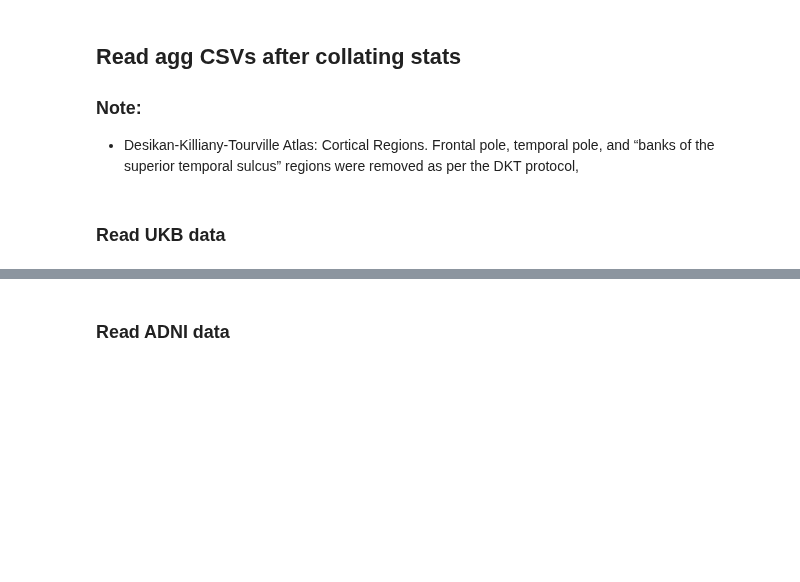
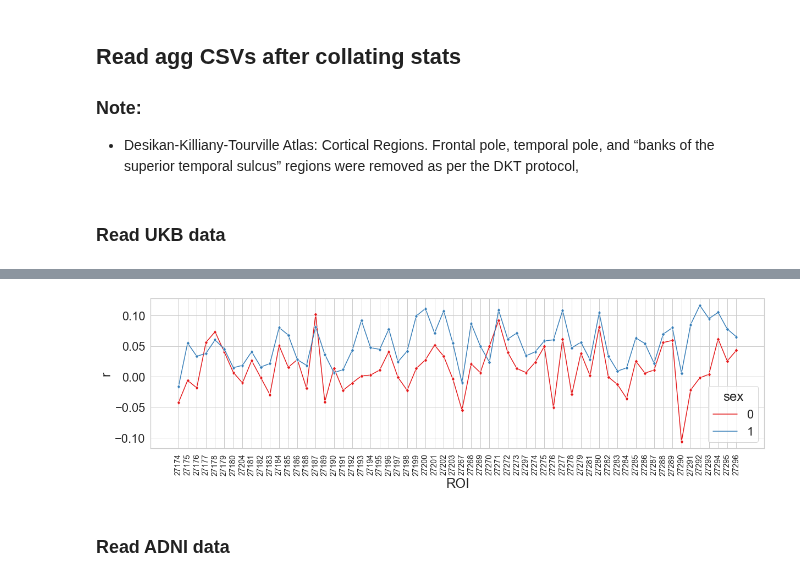
Before and after one commit to nikhil153/brain-diff, a Jupyter notebook: notebooks/9_freesurfer_stats.ipynb, the cells around one changed output, grey strips where cells are left out. Saved outputs shown, nothing was run; the diff lists cells and outputs as text; code cells hidden in the pictures; blank space fills up the shorter version.

```diff
--- a/notebooks/9_freesurfer_stats.ipynb
+++ b/notebooks/9_freesurfer_stats.ipynb
@@ -107,3 +149,13 @@ with sns.axes_style("whitegrid"):
+# %%
+plot_df = corr_df.copy()
+sns.set(font_scale=2)
+palette = 'Set1'
+with sns.axes_style("whitegrid"):
+    fig,ax=plt.subplots(figsize=(20,5))
+    g = sns.lineplot(x="ROI",y="r",hue="sex", linestyle="-", palette=palette, marker="d", data=plot_df,ax=ax)
+    g.tick_params(axis='x', rotation=90, labelsize=14)
+# %% [output]
+[figure, added]
 # %% [markdown]
 ### Read ADNI data
 # %%
```
Also changed, not shown: parts of 27 cells of this notebook, 2 other files.
